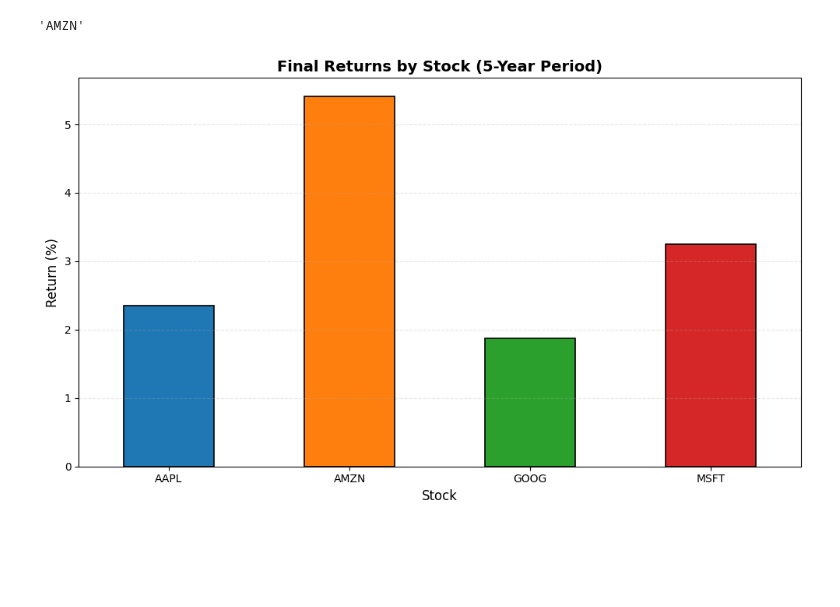
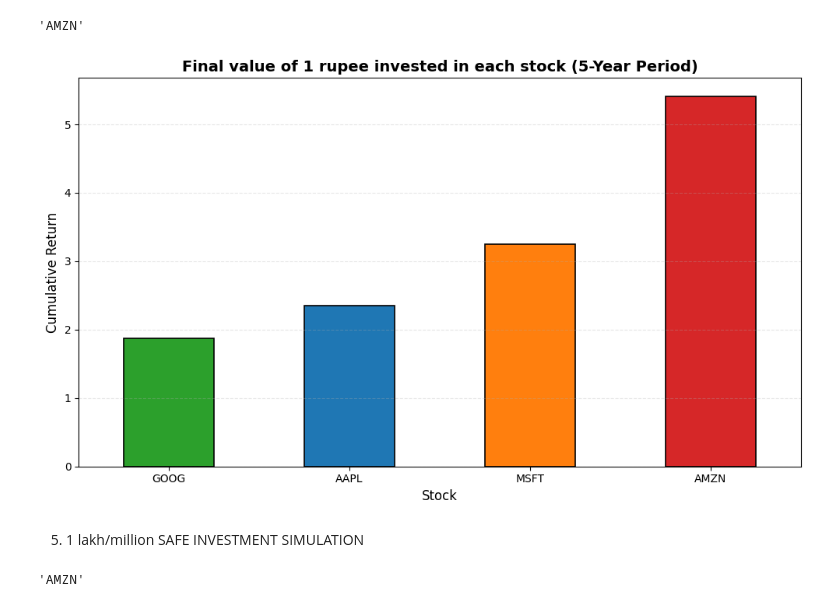
Before and after one commit to sameer2403/StockMarketAnalysis, a Jupyter notebook: StockPrice.ipynb, the cells around one changed output. Cells and saved outputs as stored; diff of their text form; code cells hidden in the pictures; blank space fills up the shorter version.

```diff
--- a/StockPrice.ipynb
+++ b/StockPrice.ipynb
@@ -259,13 +260,20 @@ best_stock
 # %%
 ## Plot bar chart of final returns (ascending order)
 plt.figure(figsize=(10, 6))
 final_returns.sort_values().plot(kind='bar', color=['#2ca02c', '#1f77b4', '#ff7f0e', '#d62728'], edgecolor='black', linewidth=1.2)
-plt.title('Final Returns by Stock (5-Year Period) - Ascending Order', fontsize=14, fontweight='bold')
+plt.title('Final value of 1 rupee invested in each stock (5-Year Period)', fontsize=14, fontweight='bold')
 plt.xlabel('Stock', fontsize=12)
-plt.ylabel('Return (%)', fontsize=12)
+plt.ylabel('Cumulative Return', fontsize=12)
 plt.xticks(rotation=0)
 plt.grid(axis='y', alpha=0.3, linestyle='--')
 plt.tight_layout()
 plt.show()
 # %% [output]
-[figure, old version]
+[figure, new version]
+# %% [markdown]
+5. 1 lakh/million SAFE INVESTMENT SIMULATION
+# %%
+best_stock = final_returns.idxmax()
+best_stock
+# %% [output]
+'AMZN'
```
Also changed, not shown: parts of 12 cells of this notebook.
